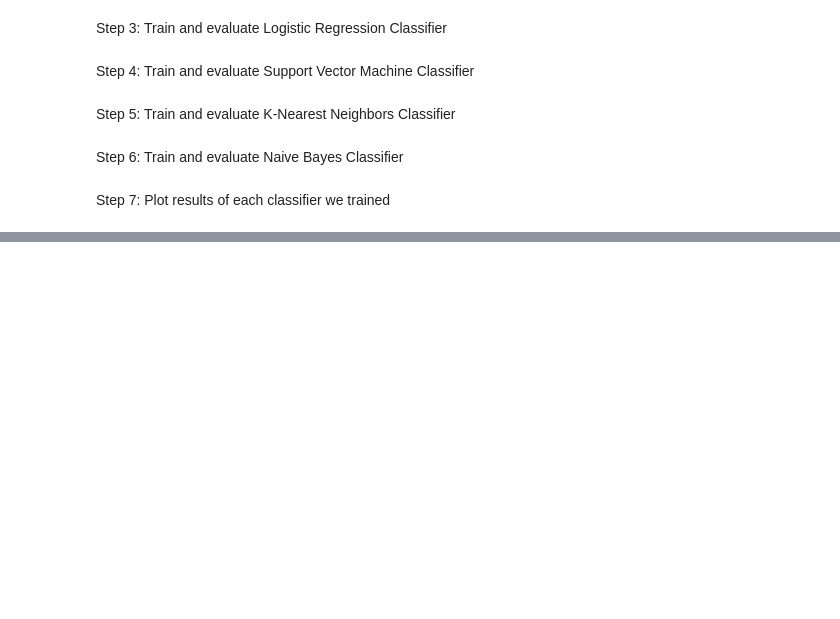
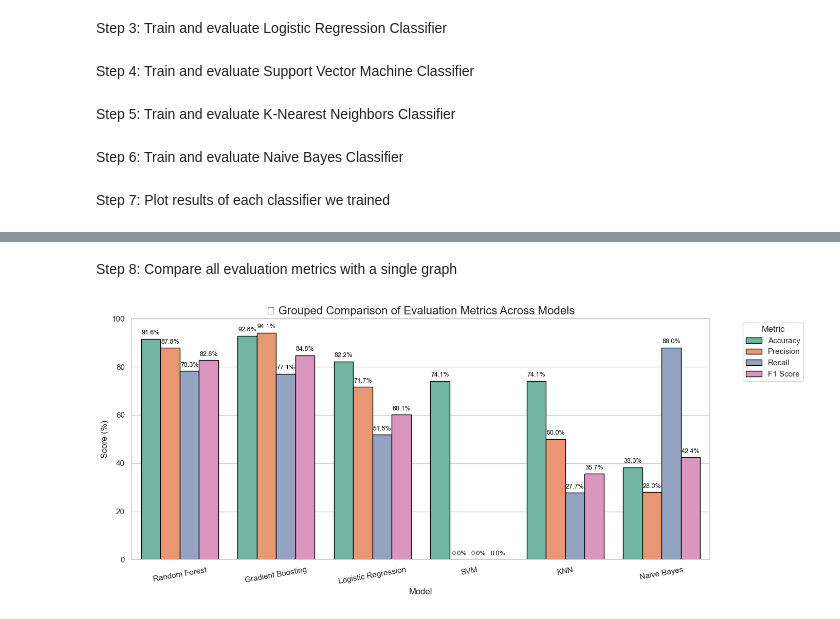
Before and after one commit to Hansaanuradha93/K-Talk---Classification-Model, a Jupyter notebook: Notebook.ipynb, the cells around one changed output, grey strips where cells are left out. Drawn from its saved outputs; the diff is of its cells as text; code cells hidden in the pictures; blank space fills up the shorter version.

```diff
--- a/Notebook.ipynb
+++ b/Notebook.ipynb
@@ -868,0 +857,40 @@ for metric in metrics:
+# %% [markdown]
+Step 8: Compare all evaluation metrics with a single graph
+# %%
+# Convert results to DataFrame and melt it
+results_df = pd.DataFrame(results).T.reset_index().rename(columns={'index': 'Model'})
+results_melted = results_df.melt(id_vars='Model', var_name='Metric', value_name='Score')
+
+plt.figure(figsize=(14, 6))
+sns.set_theme(style="whitegrid")
+
+barplot = sns.barplot(
+    data=results_melted,
+    x='Model',
+    y='Score',
+    hue='Metric',
+    palette='Set2',
+    edgecolor='black'
+)
+
+# Annotate each bar with the score value
+for bar in barplot.patches:
+    height = bar.get_height()
+    if not pd.isna(height):
+        barplot.annotate(f'{height:.1f}%',
+                         (bar.get_x() + bar.get_width() / 2., height),
+                         ha='center', va='bottom',
+                         fontsize=9, color='black', xytext=(0, 4),
+                         textcoords='offset points')
+
+# Final formatting
+plt.title('📊 Grouped Comparison of Evaluation Metrics Across Models', fontsize=16)
+plt.ylabel('Score (%)')
+plt.xlabel('Model')
+plt.ylim(0, 100)
+plt.legend(title='Metric', bbox_to_anchor=(1.05, 1), loc='upper left')
+plt.xticks(rotation=10)
+plt.tight_layout()
+plt.show()
+# %% [output]
+[figure, added]
```
Also changed, not shown: parts of 4 cells of this notebook.
